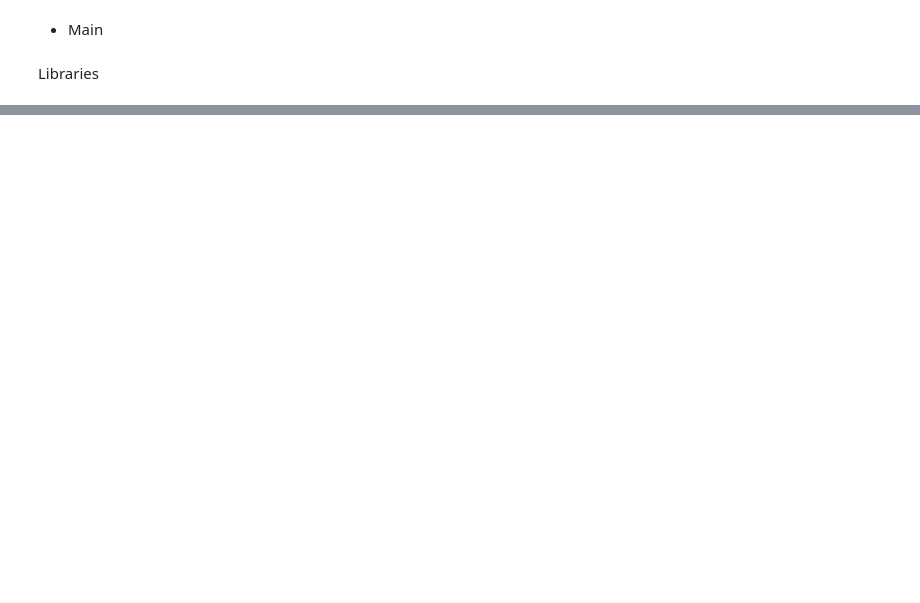
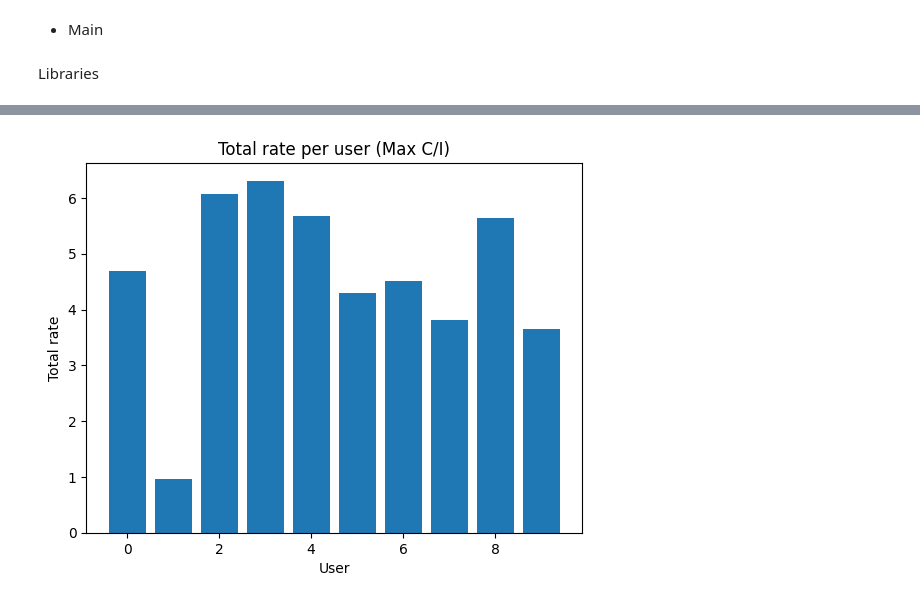
Before and after one commit to dimitramalatara99/Lte-5g-scheduling-algorithms-, a Jupyter notebook: main1.ipynb, the cells around one changed output, grey strips where cells are left out. Drawn from its saved outputs; the diff is of its cells as text; code cells hidden in the pictures; blank space fills up the shorter version.

```diff
--- a/main1.ipynb
+++ b/main1.ipynb
@@ -9,0 +29,5 @@ ModuleNotFoundError: No module named 'numpy'
+# %%
+assignment = np.argmax(C, axis=0)  # length K, indices χρηστών 0..N-1
+
+for k, user in enumerate(assignment):
+    print(f"RB {k}: assigned to user {user}")
@@ -9,0 +56,5 @@ ModuleNotFoundError: No module named 'numpy'
+# %%
+rates_per_rb = C[assignment, np.arange(K)]
+
+for k in range(K):
+    print(f"RB {k}: rate = {rates_per_rb[k]:.2f}")
@@ -9,0 +81,8 @@ ModuleNotFoundError: No module named 'numpy'
+# %%
+total_rate_per_user = np.zeros(N)
+
+for k, user in enumerate(assignment):
+    total_rate_per_user[user] += rates_per_rb[k]
+
+for user in range(N):
+    print(f"User {user}: total rate = {total_rate_per_user[user]:.2f}")
@@ -9,0 +100,10 @@ ModuleNotFoundError: No module named 'numpy'
+# %%
+import matplotlib.pyplot as plt
+
+plt.bar(range(N), total_rate_per_user)
+plt.xlabel("User")
+plt.ylabel("Total rate")
+plt.title("Total rate per user (Max C/I)")
+plt.show()
+# %% [output]
+[figure, added]
```
Also changed, not shown: parts of 19 cells of this notebook.
